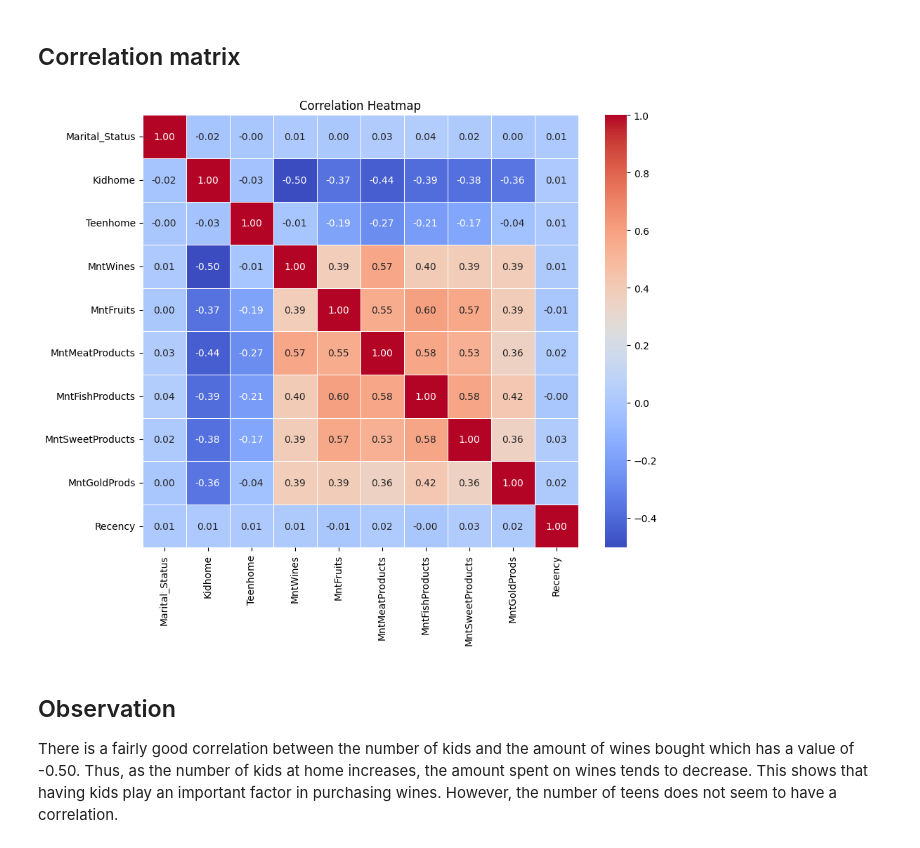
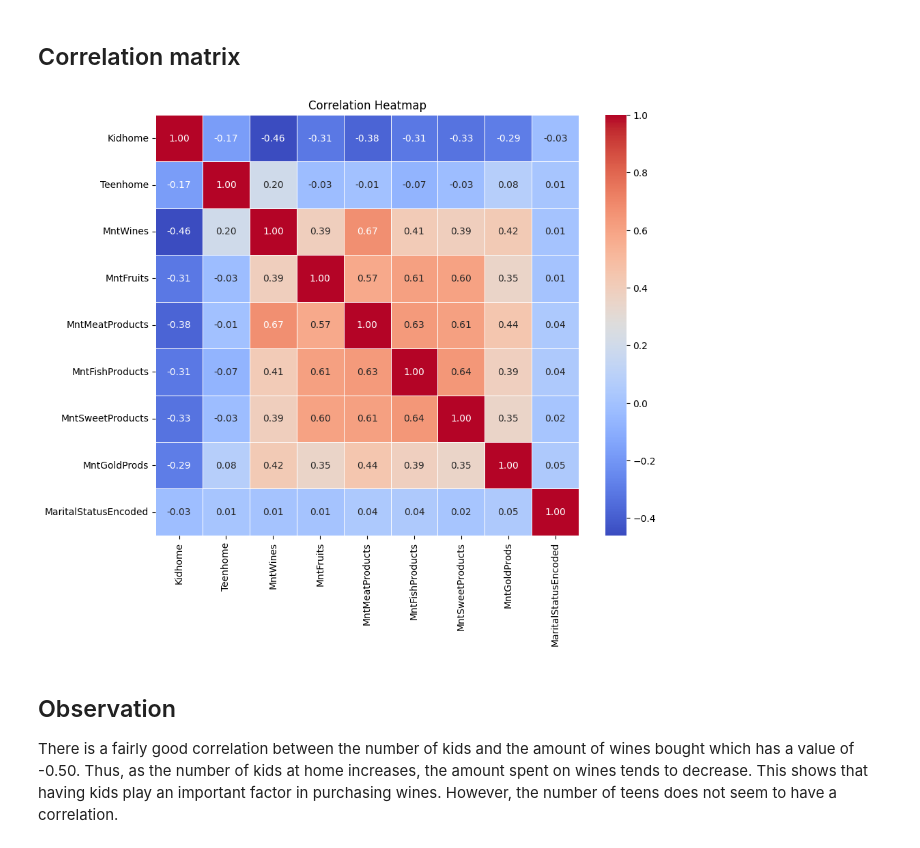
Before and after one commit to dcjh/1015_Mini_Project, a Jupyter notebook: MaritalStatus_Kid_Teen_EDA.ipynb, the cells around one changed output. Saved outputs shown, nothing was run; the diff lists cells and outputs as text; code cells hidden in the pictures.

```diff
--- a/MaritalStatus_Kid_Teen_EDA.ipynb
+++ b/MaritalStatus_Kid_Teen_EDA.ipynb
@@ -13,6 +21,6 @@ import datetime
 # %%
 #import cleaned data set
-customerdf = pd.read_csv('Datasets/cleaned_customer.csv')
+customerdf = pd.read_csv("https://raw.githubusercontent.com/dcjh/1015_Mini_Project/main/Datasets/cleaned_customer.csv")
 customerdf.head()
 # %% [output]
 |  | Unnamed: 0 | ID | Year_Birth | Education | Marital_Status | Income | Kidhome | Teenhome | Dt_Customer | ... |
@@ -114,7 +88,7 @@ customerdf_joint['numMonths'] = ((customerdf_joint['CurrentDate'] - customerdf_j
 customerdf_joint['Recency'] = customerdf_joint['Recency']/30 #assume 30days in a month
 # %%
 #average purchases over the months
-for var in customerdf_joint.columns[1:9]:
+for var in customerdf_joint.columns[3:9]:
     customerdf_joint[var] = customerdf_joint[var]/ customerdf_joint["numMonths"]
 
 customerdf_joint.drop(columns = ['Dt_Customer', 'CurrentDate', "numMonths", "Recency"], inplace = True)
@@ -139,0 +188,13 @@ customerdf_joint
+# %%
+# convert the categorical variables to numerical values
+customerdf_numeric_joint = pd.DataFrame(customerdf_joint)
+
+# Encode Marital Status to Numerical Values
+label_encoder = LabelEncoder()
+customerdf_numeric_joint['MaritalStatusEncoded'] = label_encoder.fit_transform(customerdf_numeric_joint['Marital_Status'])
+
+# Drop the original categorical Marital Status column
+customerdf_numeric_joint.drop('Marital_Status', axis=1, inplace=True)
+
+# Display
+customerdf_numeric_joint
@@ -139,0 +215,4 @@ customerdf_joint
+# %%
+customerdf_joint_cleaned = removeOut(customerdf_numeric_joint)
+customerdf_response_cleaned = removeOut(customerdf_response)
+customerdf_predictor_cleaned = removeOut(customerdf_numeric_predictor)
@@ -322,27 +341,23 @@ for var in response_vars:
 # %% [markdown]
 ## Correlation matrix
 # %%
-import pandas as pd
-import seaborn as sb
-import matplotlib.pyplot as plt
-
 # Assuming customerdf_joint is your DataFrame
-df = pd.DataFrame(customerdf_joint)
+df = pd.DataFrame(customerdf_joint_cleaned)
 
 # Encode categorical variables
-df['Marital_Status'] = df['Marital_Status'].astype('category')
-df['Marital_Status'] = df['Marital_Status'].cat.codes
+df['MaritalStatusEncoded'] = df['MaritalStatusEncoded'].astype('category')
+df['MaritalStatusEncoded'] = df['MaritalStatusEncoded'].cat.codes
 
 # Compute the correlation matrix
 corr_matrix = df.corr()
 
 # create the heatmap
 plt.figure(figsize=(10, 8))
 sb.heatmap(corr_matrix, annot=True, cmap='coolwarm', fmt=".2f", linewidths=0.5)
 plt.title('Correlation Heatmap')
 plt.show()
 # %% [output]
-[figure, old version]
+[figure, new version]
 # %% [markdown]
 ## Observation
 There is a fairly good correlation between the number of kids and the amount of wines bought which has a value of -0.50. Thus, as the number of kids at home increases, the amount spent on wines tends to decrease. This shows that having kids play an important factor in purchasing wines. However, the number of teens does not seem to have a correlation.
```
Also changed, not shown: parts of 27 cells of this notebook, 1 other file.
